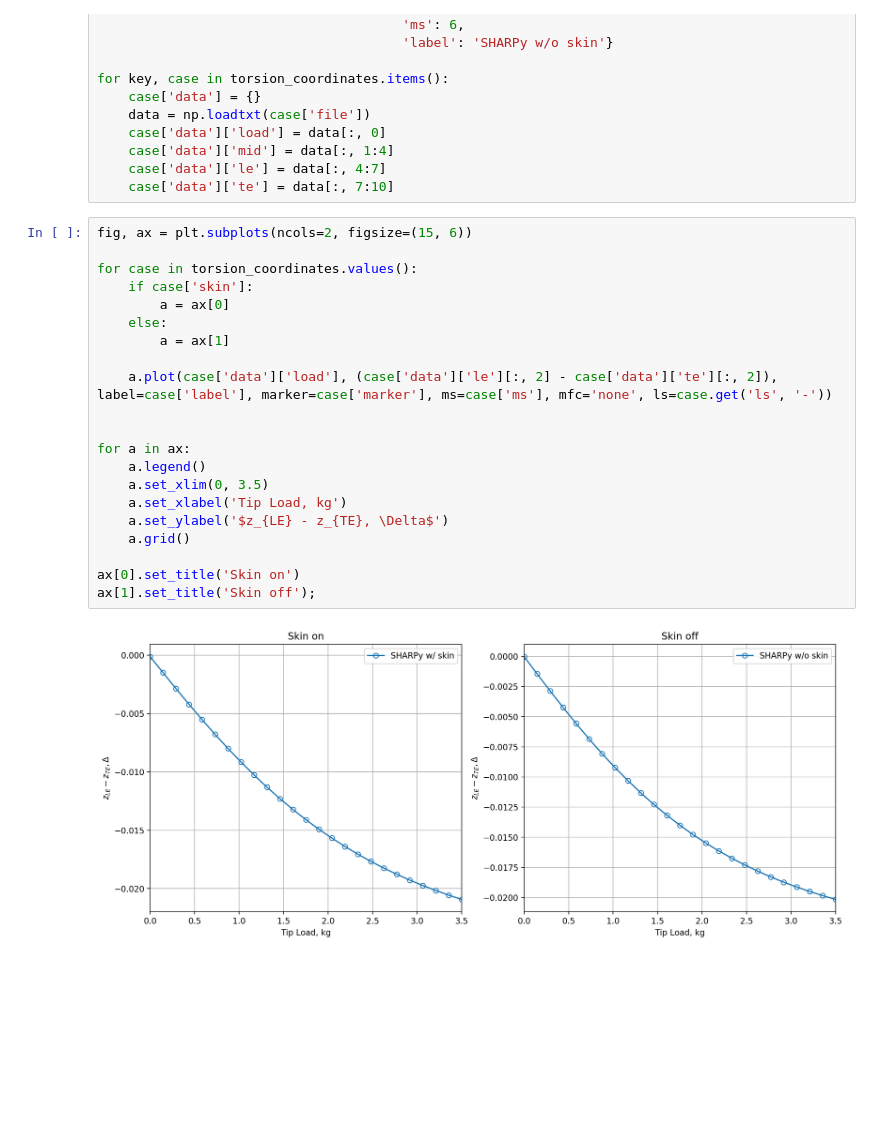
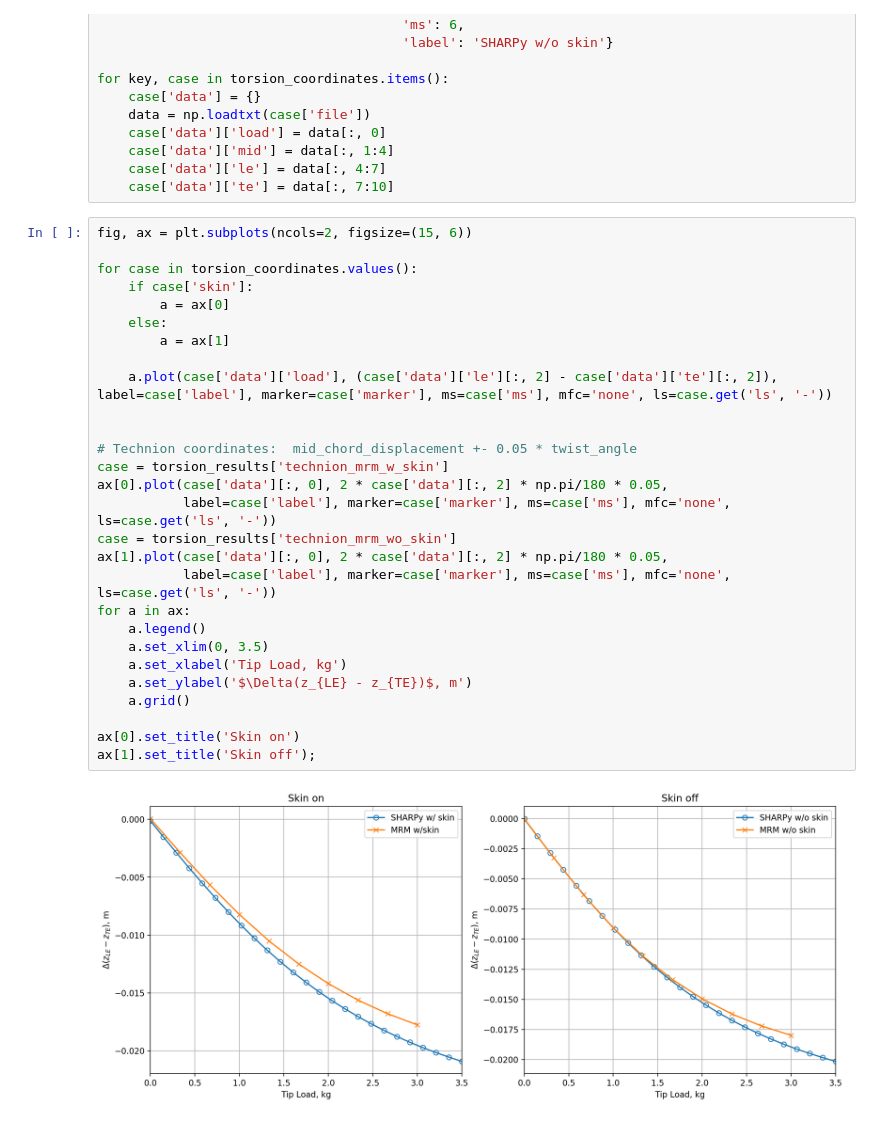
Before and after one commit to ngoiz/pazy-aepw3-results, a Jupyter notebook: 02_Torsion/02_TorsionResults.ipynb, the cells around one changed output. Drawn from its saved outputs; the diff is of its cells as text; blank space fills up the shorter version.

Commit message:
Add Technion wing tip coordinates

```diff
--- a/02_Torsion/02_TorsionResults.ipynb
+++ b/02_Torsion/02_TorsionResults.ipynb
@@ -177,23 +177,30 @@ for key, case in torsion_coordinates.items():
 # %%
 fig, ax = plt.subplots(ncols=2, figsize=(15, 6))
 
 for case in torsion_coordinates.values():
     if case['skin']:
         a = ax[0]
     else:
         a = ax[1]
 
     a.plot(case['data']['load'], (case['data']['le'][:, 2] - case['data']['te'][:, 2]), label=case['label'], marker=case['marker'], ms=case['ms'], mfc='none', ls=case.get('ls', '-'))
 
 
+# Technion coordinates:  mid_chord_displacement +- 0.05 * twist_angle
+case = torsion_results['technion_mrm_w_skin']
+ax[0].plot(case['data'][:, 0], 2 * case['data'][:, 2] * np.pi/180 * 0.05,
+           label=case['label'], marker=case['marker'], ms=case['ms'], mfc='none', ls=case.get('ls', '-'))
+case = torsion_results['technion_mrm_wo_skin']
+ax[1].plot(case['data'][:, 0], 2 * case['data'][:, 2] * np.pi/180 * 0.05,
+           label=case['label'], marker=case['marker'], ms=case['ms'], mfc='none', ls=case.get('ls', '-'))
 for a in ax:
     a.legend()
     a.set_xlim(0, 3.5)
     a.set_xlabel('Tip Load, kg')
-    a.set_ylabel('$z_{LE} - z_{TE}, \Delta$')
+    a.set_ylabel('$\Delta(z_{LE} - z_{TE})$, m')
     a.grid()
 
 ax[0].set_title('Skin on')
 ax[1].set_title('Skin off');
 # %% [output]
-[figure, old version]
+[figure, new version]
```
